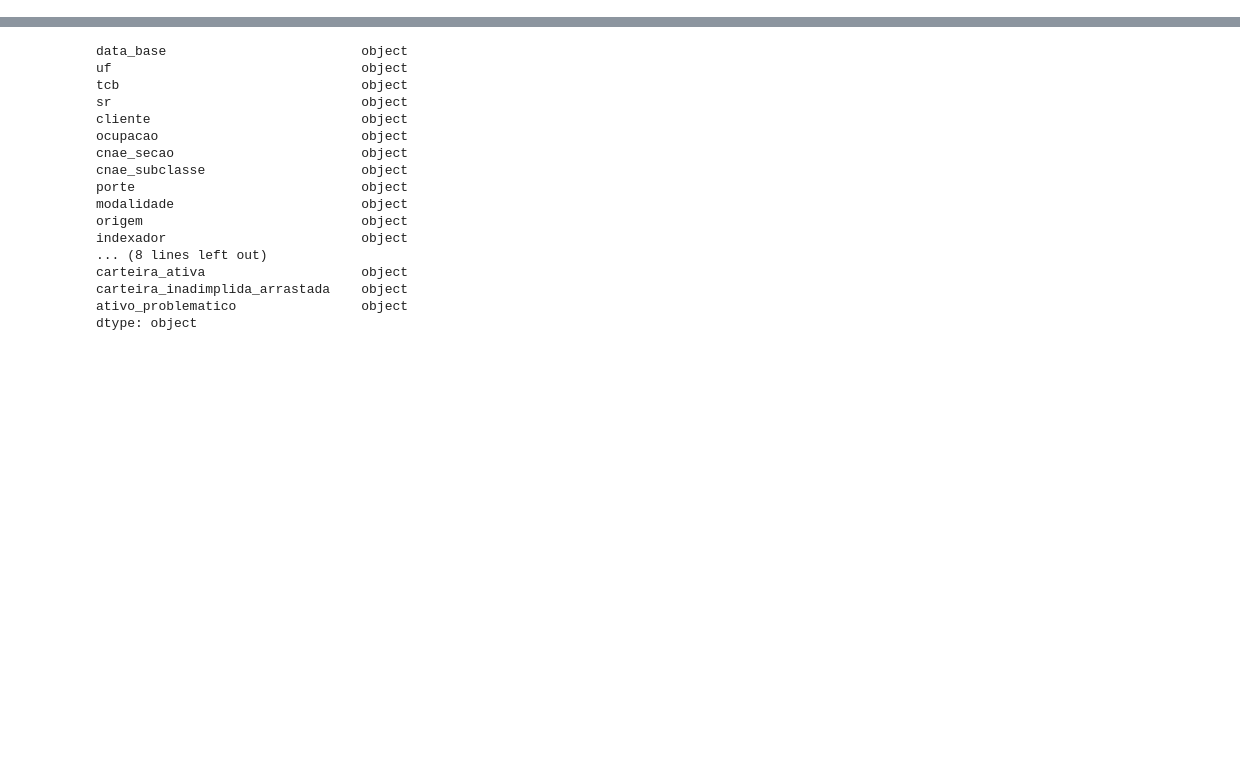
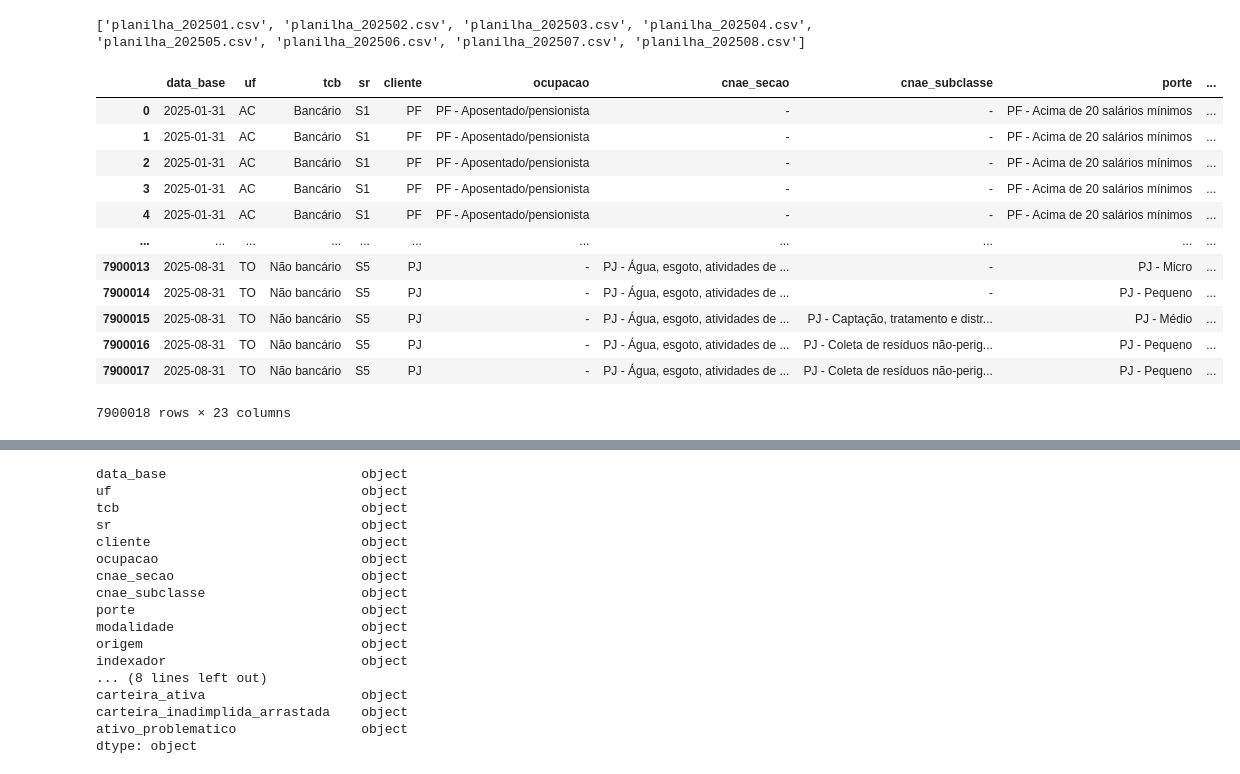
Before and after one commit to davi-dressler/2PeriodoFGV, a Jupyter notebook: Pandas/banco_central.ipynb, the cells around one changed output, grey strips where cells are left out. Cells and saved outputs as stored; diff of their text form; code cells hidden in the pictures; blank space fills up the shorter version.

Commit message:
Adicionando arquivos.

```diff
--- a/Pandas/banco_central.ipynb
+++ b/Pandas/banco_central.ipynb
@@ -5,5 +5,22 @@ import requests
 import io
 import zipfile
 
-url_zip = "https://www.bcb.gov.br/pda/desig/planilha_2025.zip"
-response = requests.get(url_zip)
+
+url_zip = ["https://www.bcb.gov.br/pda/desig/planilha_2023.zip","https://www.bcb.gov.br/pda/desig/planilha_2024.zip","https://www.bcb.gov.br/pda/desig/planilha_2025.zip"]
+
+df = pd.DataFrame(columns= ['data_base', 'uf', 'tcb', 'sr', 'cliente', 'ocupacao', 'cnae_secao',
+       'cnae_subclasse', 'porte', 'modalidade', 'origem', 'indexador',
+       'numero_de_operacoes', 'a_vencer_ate_90_dias',
+       'a_vencer_de_91_ate_360_dias', 'a_vencer_de_361_ate_1080_dias',
+       'a_vencer_de_1081_ate_1800_dias', 'a_vencer_de_1801_ate_5400_dias',
+       'a_vencer_acima_de_5400_dias', 'vencido_acima_de_15_dias',
+       'carteira_ativa', 'carteira_inadimplida_arrastada',
+       'ativo_problematico'])
+
+for url in url_zip:
+    response = requests.get(url)
+    arquivo_zip = zipfile.ZipFile(io.BytesIO(response.content))
+    for nome_arquivo in arquivo_zip.namelist():
+        df = pd.concat([df, pd.read_csv(arquivo_zip.open(nome_arquivo), sep= ";", encoding= "utf-8")], ignore_index=True)
+
+df
@@ -10,4 +30,35 @@ response = requests.get(url_zip)
 # %%
 arquivo_zip = zipfile.ZipFile(io.BytesIO(response.content))
 
-df = pd.read_csv(arquivo_zip.open("planilha_202501.csv"), sep=";", encoding= "utf-8", decimal=".")
+
+df = pd.read_csv(arquivo_zip.open("planilha_202501.csv"), sep=";", encoding= "utf-8")
+df202502 = pd.read_csv(arquivo_zip.open("planilha_202502.csv"), sep=";", encoding= "utf-8")
+df202503 = pd.read_csv(arquivo_zip.open("planilha_202503.csv"), sep=";", encoding= "utf-8")
+df202504 = pd.read_csv(arquivo_zip.open("planilha_202504.csv"), sep=";", encoding= "utf-8")
+df202505 = pd.read_csv(arquivo_zip.open("planilha_202505.csv"), sep=";", encoding= "utf-8")
+df202506 = pd.read_csv(arquivo_zip.open("planilha_202506.csv"), sep=";", encoding= "utf-8")
+df202507 = pd.read_csv(arquivo_zip.open("planilha_202507.csv"), sep=";", encoding= "utf-8")
+df202508 = pd.read_csv(arquivo_zip.open("planilha_202508.csv"), sep=";", encoding= "utf-8")
+# %%
+print(arquivo_zip.namelist())
+# %% [output]
+['planilha_202501.csv', 'planilha_202502.csv', 'planilha_202503.csv', 'planilha_202504.csv', 'planilha_202505.csv', 'planilha_202506.csv', 'planilha_202507.csv', 'planilha_202508.csv']
+# %%
+for df_mes in [df202502, df202503, df202504, df202505, df202506, df202507, df202508]:
+    df = pd.concat([df, df_mes], ignore_index=True)
+
+df
+# %% [output]
+|  | data_base | uf | tcb | sr | cliente | ocupacao | cnae_secao | cnae_subclasse | porte | ... |
+| 0 | 2025-01-31 | AC | Bancário | S1 | PF | PF - Aposentado/pensionista | - | - | PF - Acima de 20 salários mínimos | ... |
+| 1 | 2025-01-31 | AC | Bancário | S1 | PF | PF - Aposentado/pensionista | - | - | PF - Acima de 20 salários mínimos | ... |
+| 2 | 2025-01-31 | AC | Bancário | S1 | PF | PF - Aposentado/pensionista | - | - | PF - Acima de 20 salários mínimos | ... |
+| 3 | 2025-01-31 | AC | Bancário | S1 | PF | PF - Aposentado/pensionista | - | - | PF - Acima de 20 salários mínimos | ... |
+| 4 | 2025-01-31 | AC | Bancário | S1 | PF | PF - Aposentado/pensionista | - | - | PF - Acima de 20 salários mínimos | ... |
+| ... | ... | ... | ... | ... | ... | ... | ... | ... | ... | ... |
+| 7900013 | 2025-08-31 | TO | Não bancário | S5 | PJ | - | PJ - Água, esgoto, atividades de ... | - | PJ - Micro | ... |
+| 7900014 | 2025-08-31 | TO | Não bancário | S5 | PJ | - | PJ - Água, esgoto, atividades de ... | - | PJ - Pequeno | ... |
+| 7900015 | 2025-08-31 | TO | Não bancário | S5 | PJ | - | PJ - Água, esgoto, atividades de ... | PJ - Captação, tratamento e distr... | PJ - Médio | ... |
+| 7900016 | 2025-08-31 | TO | Não bancário | S5 | PJ | - | PJ - Água, esgoto, atividades de ... | PJ - Coleta de resíduos não-perig... | PJ - Pequeno | ... |
+| 7900017 | 2025-08-31 | TO | Não bancário | S5 | PJ | - | PJ - Água, esgoto, atividades de ... | PJ - Coleta de resíduos não-perig... | PJ - Pequeno | ... |
+7900018 rows × 23 columns
```
Also changed, not shown: parts of 3 cells of this notebook, 4 other files.
